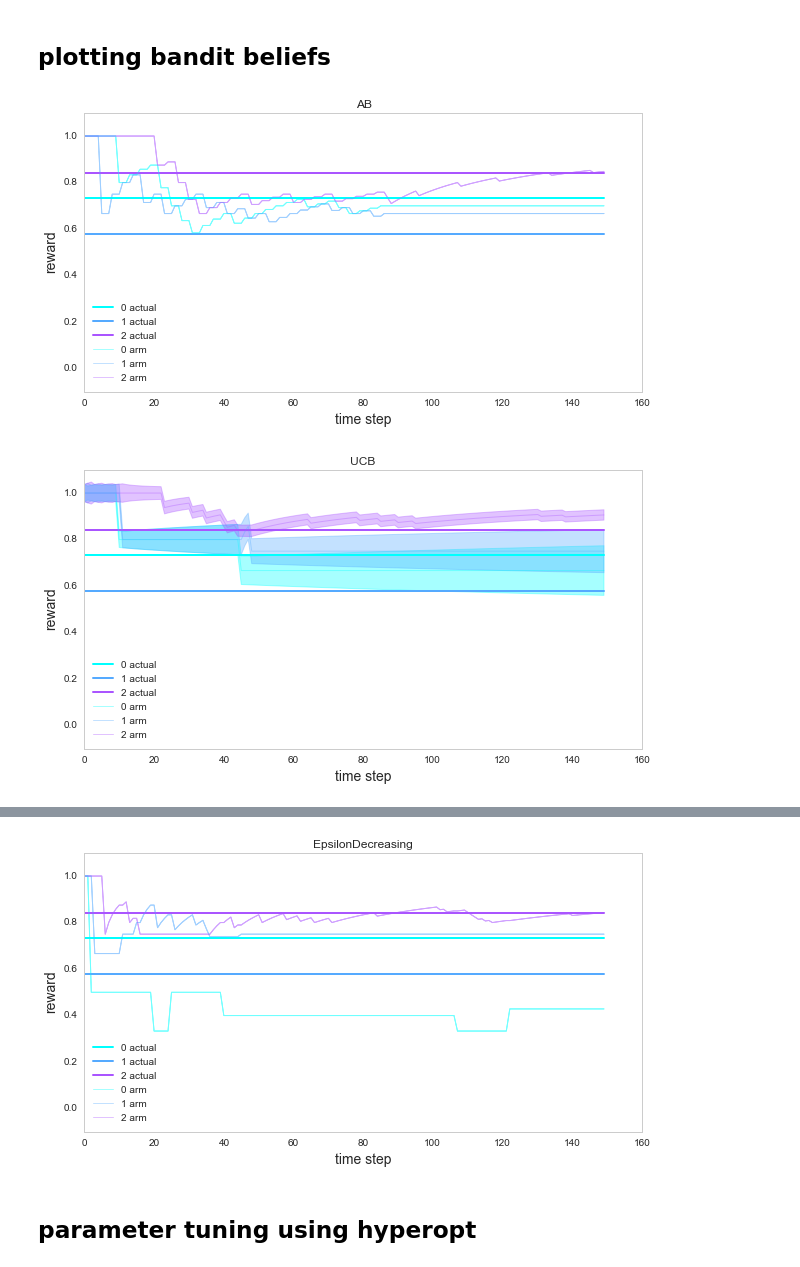
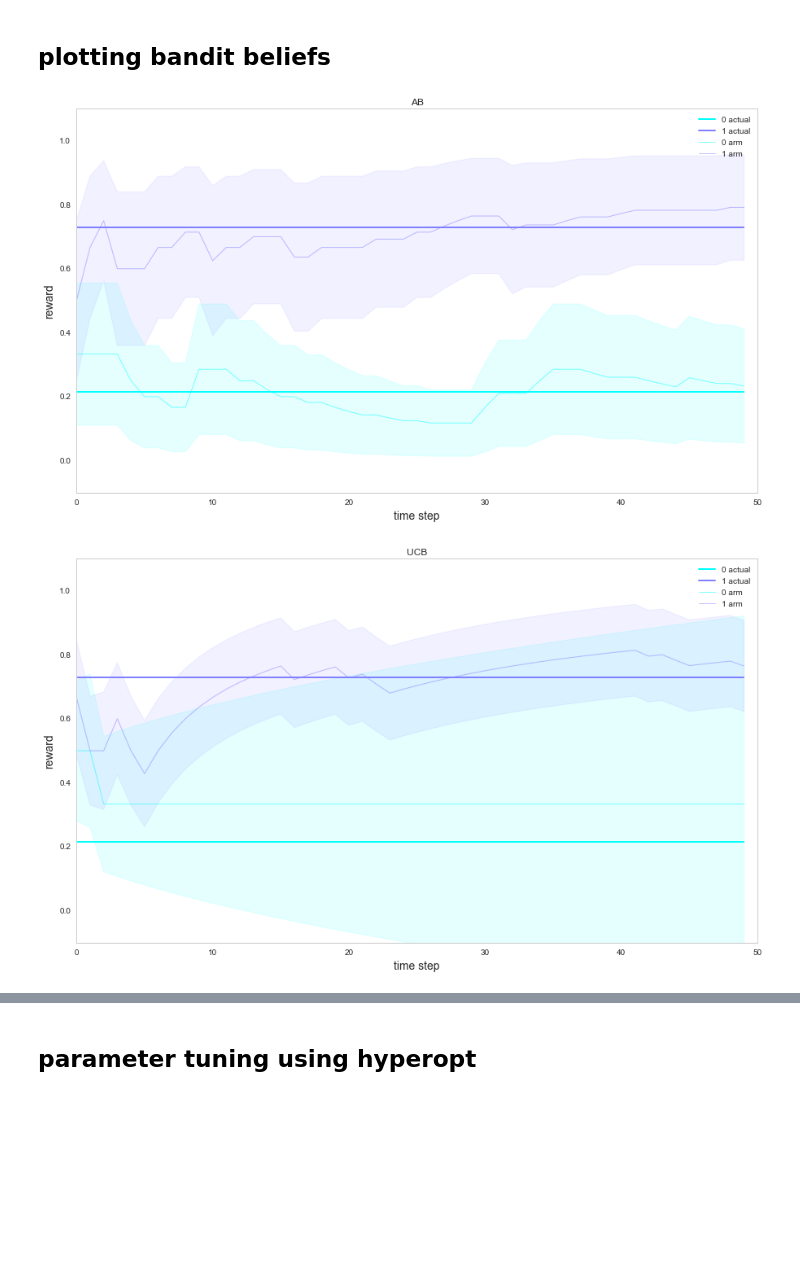
Before and after one commit to DistrictDataLabs/content-optimization, a Jupyter notebook: bandits_static2.ipynb, the cells around one changed output, grey strips where cells are left out. Cells and saved outputs as stored; diff of their text form; code cells hidden in the pictures; blank space fills up the shorter version.

Commit message:
updated files bnadit_classes2.py, bandits_static2, and bandits_volatile_updating

```diff
--- a/bandits_static2.ipynb
+++ b/bandits_static2.ipynb
@@ -340,8 +39,9 @@ print(gen_static_beta())
 ## visualizing static data
 # %%
 def plot_static(actual, title='uniform',
+                x_range = range(2),
                figsize = (10,5),
-               colormap = plt.cm.cool,
+               colormap = None,
                axis = None):
     if not axis:
         fig, ax = plt.subplots(figsize=figsize)
@@ -352,14 +52,16 @@ def plot_static(actual, title='uniform',
     ax.set_ylabel('rewards', fontsize=14)
     ax.grid('off')
     ax.set_axis_bgcolor('white')
-    xs = range(actual.shape[0])
-    k = actual.shape[1]
-    #labels = []
+    k = actual.shape[0]
     for i in range(k):
-        color = colormap(float(i)/k)
-        ax.plot(xs, actual[:,i].tolist(),
+        if colormap:
+            color = colormap(float(i)/k)
+        else:
+            color = 'k'
+        ax.plot(x_range, [actual[i]]*len(x_range),
                 c=color, alpha=1.0,
                 label=str(i)+' actual', linewidth=2)
+    #return fig, ax
     #ax.get_xaxis().set_visible(False)
     #ax.get_yaxis().set_visible(False)
     #return labels
@@ -372,6 +74,6 @@ plot_static(actual, r'$ U(0,1)$')
 # %%
 a, b = 10, 1
 k = 30
-actual = gen_static_beta(k=k, T=2, a=a, b=b)
-plot_static(actual, r'$ Beta(\alpha='+str(a)+r',\beta='+str(b)+')$')
+actual = gen_static_beta(k=k, a=a, b=b)
+plot_static(actual, title=r'$ Beta(\alpha='+str(a)+r',\beta='+str(b)+')$', colormap=plt.cm.cool)
 # %% [output]
@@ -462,45 +169,50 @@ AttributeError: 'Bayesian2' object has no attribute 'choose_arm'
 # %% [markdown]
 ## plotting bandit beliefs
 # %%
-def plot_arm_data_plus_actual(arm_data, actual,
-                              figsize=(10,5),
-                              #figsize=(15,8.45),
+def plot_arm_data_plus_actual_static(expected_values, variances, actual,
+                              #figsize=(10,5),
+                              figsize=(15,8.45),
                               colormap = plt.cm.cool,
                               fig_title='title'):
     #plt.clf()
     fig, ax = plt.subplots(figsize=figsize)
-    labels = plot_static(actual, axis=ax)
+    max_timestep = int(max([lst[-1][0] for (k,lst) in expected_values.items()])) + 1
+    #print(max_timestep)
+    plot_static(actual, axis=ax, colormap=colormap, x_range=range(max_timestep))
     ax.set_title(fig_title);
     ax.grid('off')
     ax.set_ylim(-0.1, 1.1)
     ax.set_xlabel('time step'); ax.set_ylabel('reward')
-    k = arm_data.shape[1]
-    xs = range(len(arm_data))
-    for i in range(k):
+    k = len(expected_values.keys())
+    for i, arm_id in enumerate(expected_values.keys()):
         color = colormap(i/float(k))
-        ys = np.array([e[i][0] for e in arm_data])
-        err = np.array([(e[i][1]) for e in arm_data])
-        h = ax.plot(xs, ys, color=color, alpha=0.35, label=str(i)+' arm', linewidth=1)
-        ax.fill_between(xs, ys+err, ys-err, color=color, alpha=0.35, linewidth=1)
+        xs, means = zip(*expected_values[arm_id])
+        means = np.array(means)
+#        ys = np.array([e[i][0] for e in arm_data])
+#        err = np.array([(e[i][1]) for e in arm_data])
+        h = ax.plot(xs, means, color=color, alpha=0.5, label=str(i)+' arm', linewidth=1)
+#        ax.fill_between(xs, ys+err, ys-err, color=color, alpha=0.35, linewidth=1)
+        xs, ys = zip(*variances[arm_id])
+        ys = np.array(ys)
+        #ys = ys/2
+        ax.fill_between(xs, means+ys, means-ys, color=color, alpha=0.1, linewidth=1)
     ax.legend(loc='best')
 
 def demo_bandits():
-    k, T = 3, 150
-    actual = gen_static_uniform(k, T)
+    k, T = 2, 50
+    actual = gen_static_uniform(k)
     bandits = [AB(k),
-               UCB(n_arms=k),
+               UCB(n_arms=k, delta=0.05),
                Greedy(k),
                EpsilonGreedy(k, 0.1),
-               Bayesian(k), AB(k),
-               EpsilonDecreasing(k)
-              ]
+               Bayesian(k),Bayesian2(k)]
     for b in bandits:
-        rewards, arm_data, regret = test_static(k, T,
-                                                actual, b)
+        rewards, expected_values, variances, regret = test_static(k, T, actual, b)
+        #print(expected_values)
         bandit_name = b.__class__.__name__
-        plot_arm_data_plus_actual(arm_data, actual,
-                                  fig_title=bandit_name)
+        plot_arm_data_plus_actual_static(expected_values, variances, actual, fig_title=bandit_name)
+        #print(b, variances)
 demo_bandits()
 # %% [output]
-[figure, old version]
+[figure, new version]
-[figure, old version]
+[figure, new version]
@@ -511,4 +223,3 @@ demo_bandits()
-[figure, removed]
 # %% [markdown]
 ## parameter tuning using hyperopt
 # %%
```
Also changed, not shown: parts of 20 cells of this notebook, 3 other files.
